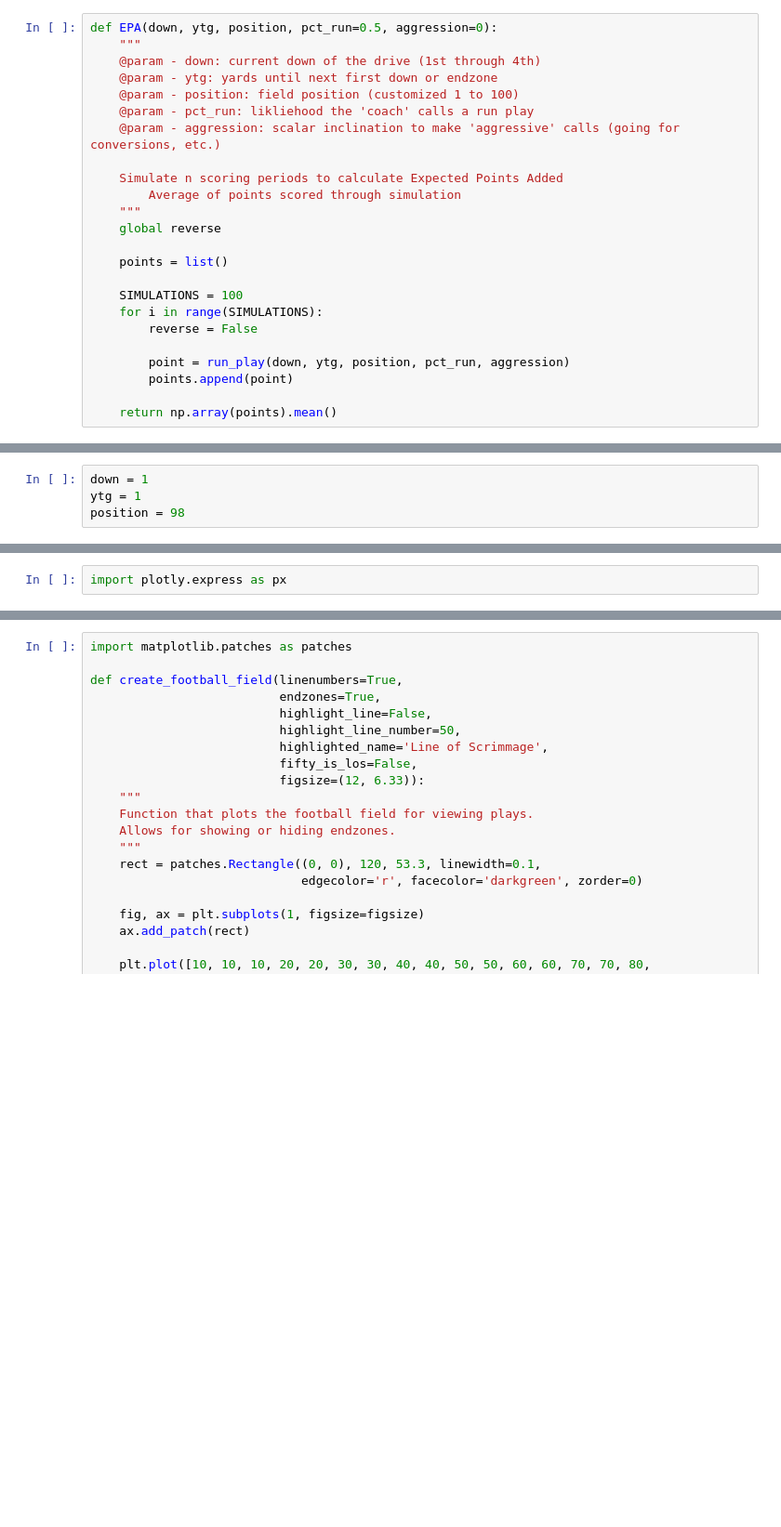
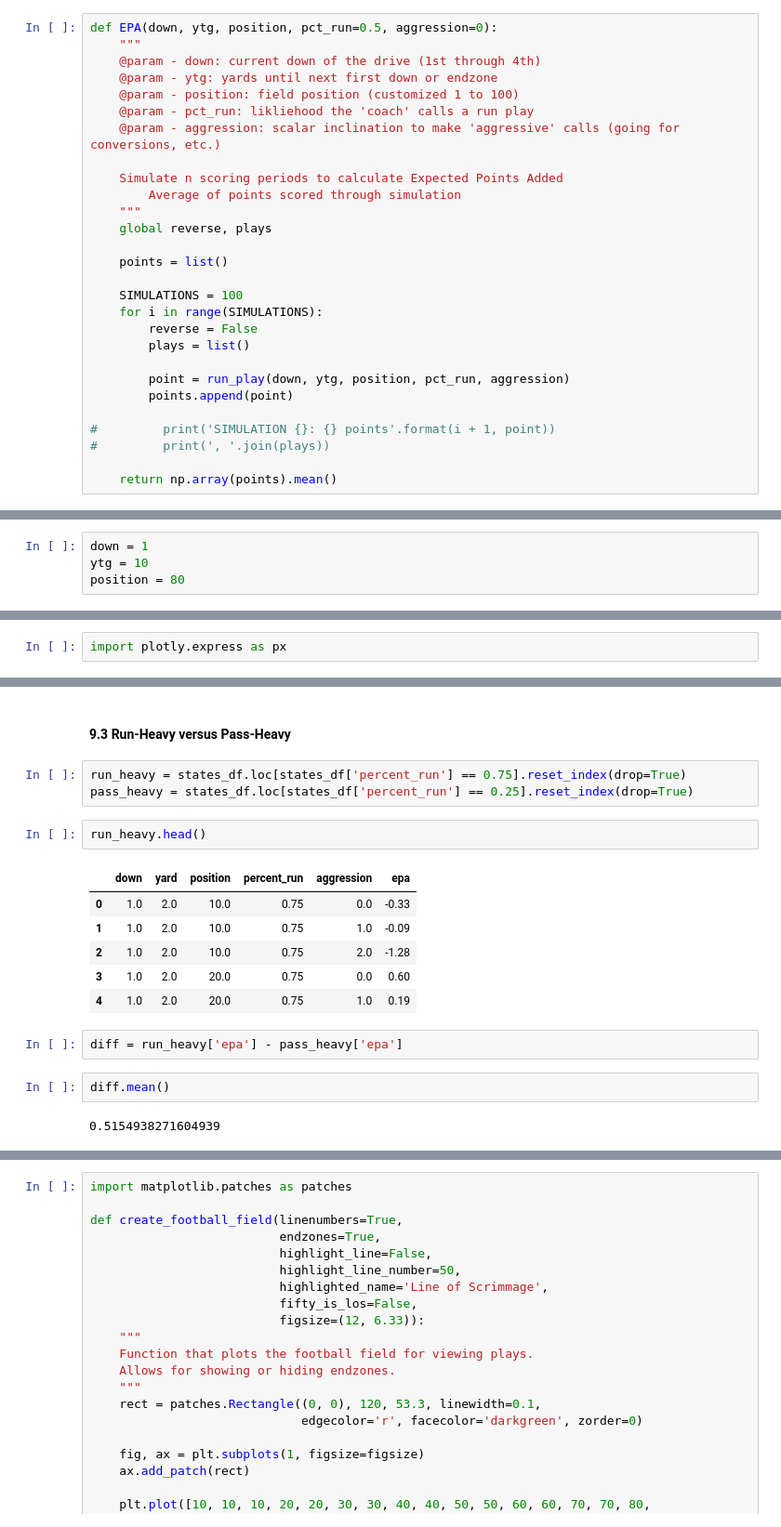
Before and after one commit to iainmuir6/Advanced-Sports-Analytics, a Jupyter notebook: EPA_FinalProject.ipynb, the cells around one changed output, grey strips where cells are left out. Shown at 93% size. Drawn from its saved outputs; the diff is of its cells as text; blank space fills up the shorter version.

Commit message:
run heavy vs pass heavy

```diff
--- a/EPA_FinalProject.ipynb
+++ b/EPA_FinalProject.ipynb
@@ -612,17 +613,21 @@ def EPA(down, ytg, position, pct_run=0.5, aggression=0):
     Simulate n scoring periods to calculate Expected Points Added
         Average of points scored through simulation
     """
-    global reverse
+    global reverse, plays
 
     points = list()
 
     SIMULATIONS = 100
     for i in range(SIMULATIONS):
         reverse = False
+        plays = list()
 
         point = run_play(down, ytg, position, pct_run, aggression)
         points.append(point)
 
+#         print('SIMULATION {}: {} points'.format(i + 1, point))
+#         print(', '.join(plays))
+
     return np.array(points).mean()
 # %%
 def run_play(down, ytg, position, pct_run, aggression):
@@ -737,8 +753,8 @@ PCT_RUN = 0.5
 AGGRESSION = 0
 # %%
 down = 1
-ytg = 1
-position = 98
+ytg = 10
+position = 80
 # %%
 STATE = {
     'down': down,
@@ -837,0 +855,20 @@ fig.show()
+# %% [markdown]
+#### 9.3 Run-Heavy versus Pass-Heavy <a class="anchor" id="versus"></a>
+# %%
+run_heavy = states_df.loc[states_df['percent_run'] == 0.75].reset_index(drop=True)
+pass_heavy = states_df.loc[states_df['percent_run'] == 0.25].reset_index(drop=True)
+# %%
+run_heavy.head()
+# %% [output]
+|  | down | yard | position | percent_run | aggression | epa |
+| 0 | 1.0 | 2.0 | 10.0 | 0.75 | 0.0 | -0.33 |
+| 1 | 1.0 | 2.0 | 10.0 | 0.75 | 1.0 | -0.09 |
+| 2 | 1.0 | 2.0 | 10.0 | 0.75 | 2.0 | -1.28 |
+| 3 | 1.0 | 2.0 | 20.0 | 0.75 | 0.0 | 0.60 |
+| 4 | 1.0 | 2.0 | 20.0 | 0.75 | 1.0 | 0.19 |
+# %%
+diff = run_heavy['epa'] - pass_heavy['epa']
+# %%
+diff.mean()
+# %% [output]
+0.5154938271604939
```
Also changed, not shown: parts of 16 cells of this notebook.
